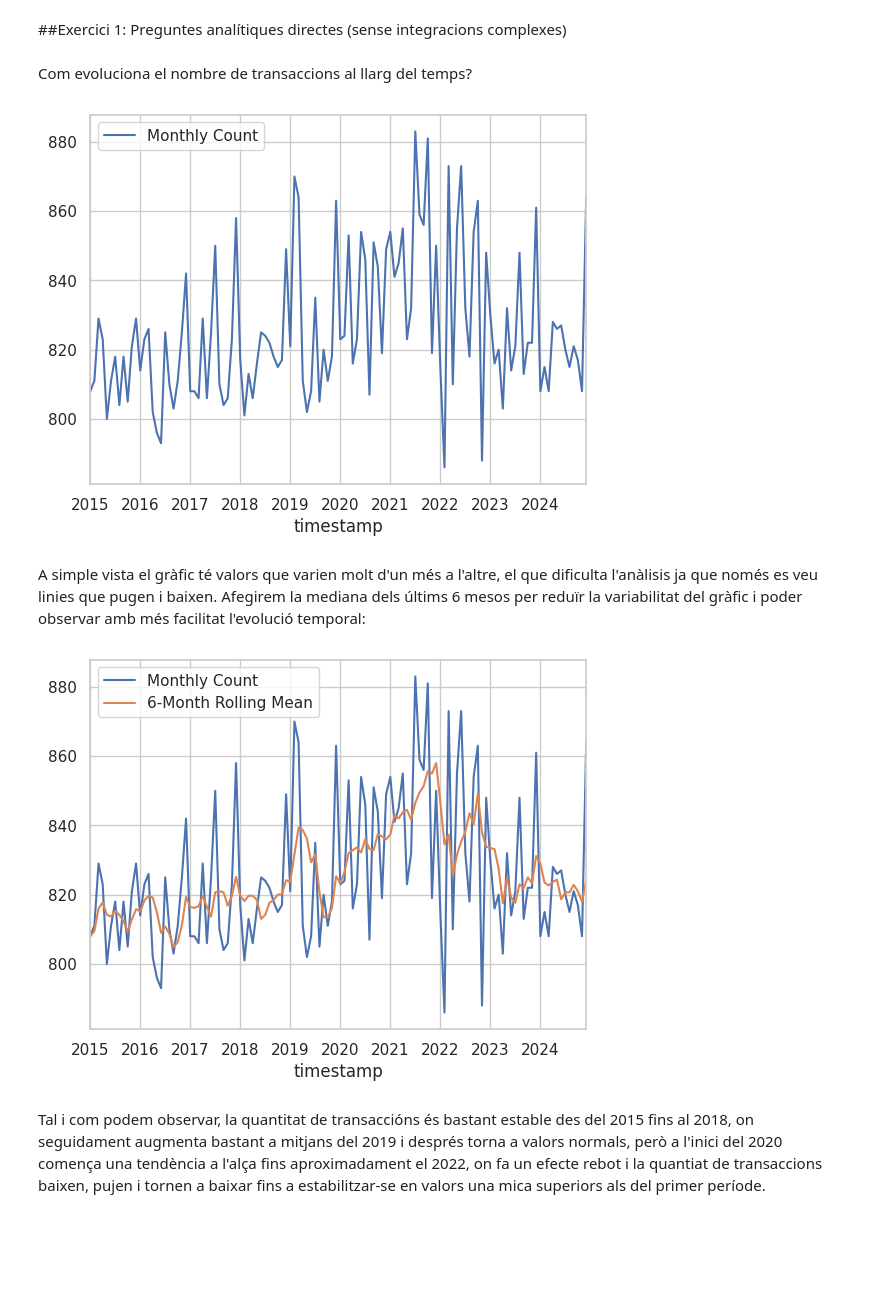
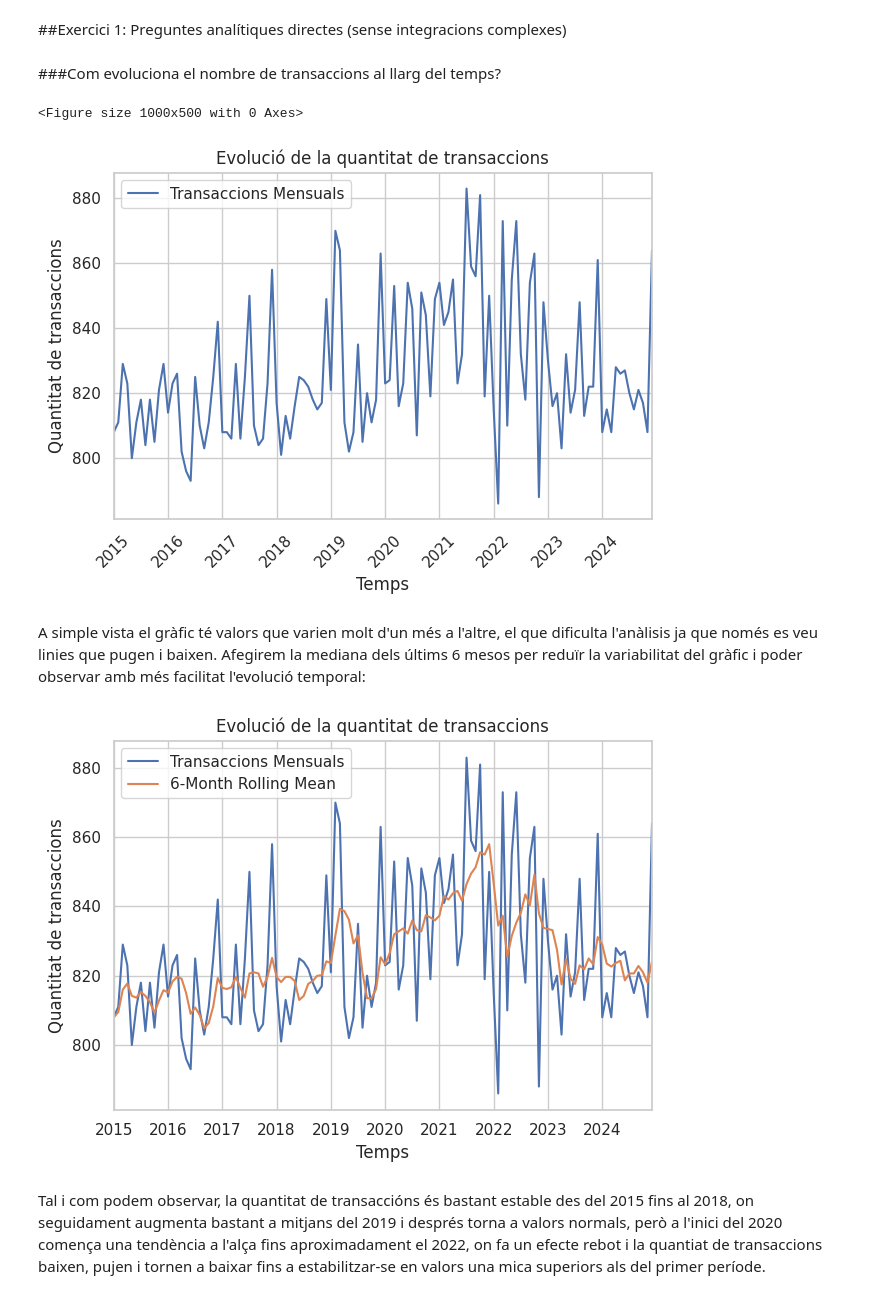
Before and after one commit to Aksce98/IT-Academy, a Jupyter notebook: Sprint_9/Sprint_9.ipynb, the cells around one changed output. Cells and saved outputs as stored; diff of their text form; code cells hidden in the pictures; blank space fills up the shorter version.

```diff
--- a/Sprint_9/Sprint_9.ipynb
+++ b/Sprint_9/Sprint_9.ipynb
@@ -43,26 +43,40 @@ products = pd.read_csv('N1-Ex.8__products.csv', sep=',')
 # %% [markdown]
 ##Exercici 1: Preguntes analítiques directes (sense integracions complexes)
 # %% [markdown]
-Com evoluciona el nombre de transaccions al llarg del temps?
+###Com evoluciona el nombre de transaccions al llarg del temps?
 # %%
 transactions['timestamp'] = pd.to_datetime(transactions['timestamp'])
 
 counts = transactions.query('declined == 0').groupby(transactions['timestamp'].dt.to_period('M')).size().reset_index(name='count')
 counts['timestamp'] = counts['timestamp'].dt.to_timestamp()
 period = 6
 counts['rolling_mean'] = counts['count'].rolling(window=period, min_periods=1).mean()
 
-ax = counts.plot(x='timestamp', y='count', kind='line', label='Monthly Count')
+plt.figure(figsize=(10, 5))
+counts.plot(x='timestamp', y='count', kind='line', label='Transaccions Mensuals')
+plt.title('Evolució de la quantitat de transaccions')
+plt.xlabel('Temps')
+plt.ylabel('Quantitat de transaccions')
+plt.xticks(rotation=45)
+plt.grid(True)
+plt.tight_layout()
 plt.show()
 # %% [output]
+<Figure size 1000x500 with 0 Axes>
-[figure, old version]
+[figure, new version]
 # %% [markdown]
 A simple vista el gràfic té valors que varien molt d'un més a l'altre, el que dificulta l'anàlisis ja que només es veu linies que pugen i baixen. Afegirem la mediana dels últims 6 mesos per reduïr la variabilitat del gràfic i poder observar amb més facilitat l'evolució temporal:
 # %%
-ax = counts.plot(x='timestamp', y='count', kind='line', label='Monthly Count')
+ax = counts.plot(x='timestamp', y='count', kind='line', label='Transaccions Mensuals')
 counts.plot(x='timestamp', y='rolling_mean', kind='line', ax=ax, label=f'{period}-Month Rolling Mean')
+
+plt.title('Evolució de la quantitat de transaccions')
+plt.xlabel('Temps')
+plt.ylabel('Quantitat de transaccions')
+plt.grid(True)
+plt.tight_layout()
 plt.show()
 # %% [output]
-[figure, old version]
+[figure, new version]
 # %% [markdown]
 Tal i com podem observar, la quantitat de transaccións és bastant estable des del 2015 fins al 2018, on seguidament augmenta bastant a mitjans del 2019 i després torna a valors normals, però a l'inici del 2020 comença una tendència a l'alça fins aproximadament el 2022, on fa un efecte rebot i la quantiat de transaccions baixen, pujen i tornen a baixar fins a estabilitzar-se en valors una mica superiors als del primer període.
```
Also changed, not shown: parts of 26 cells of this notebook.
